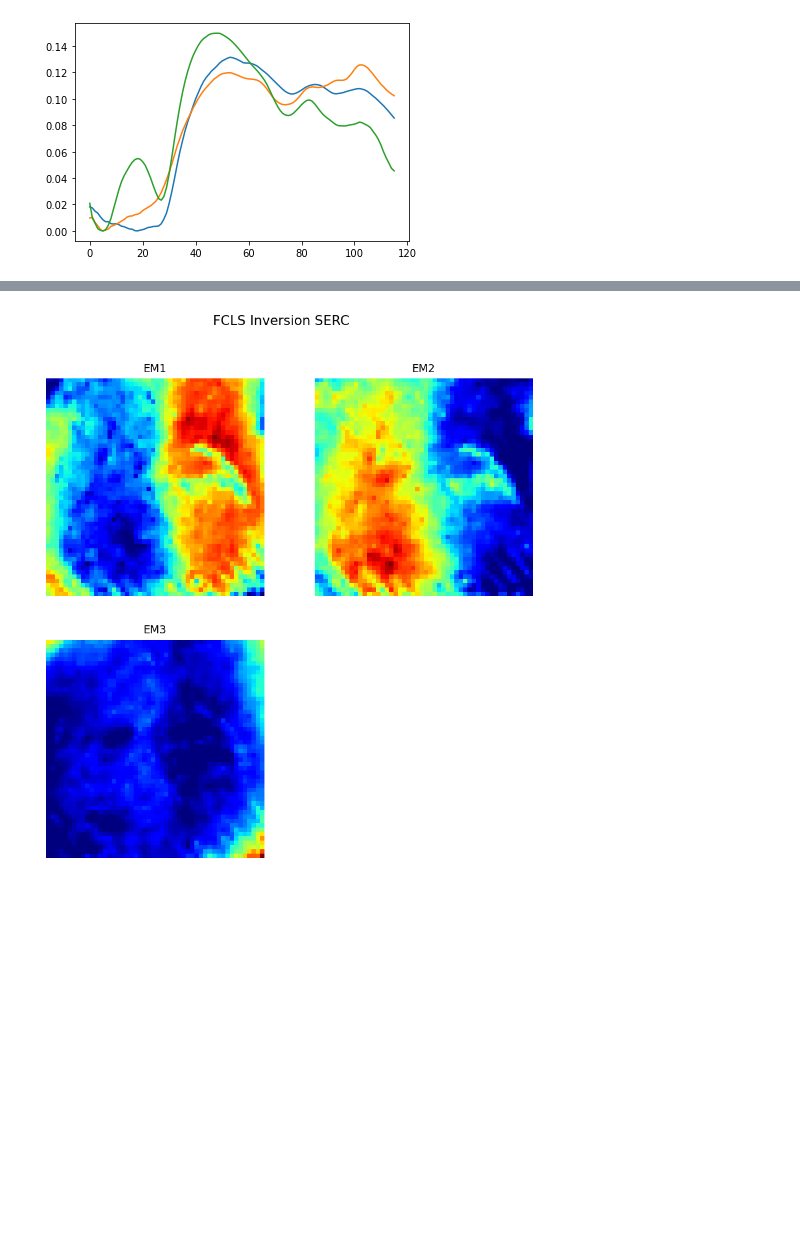
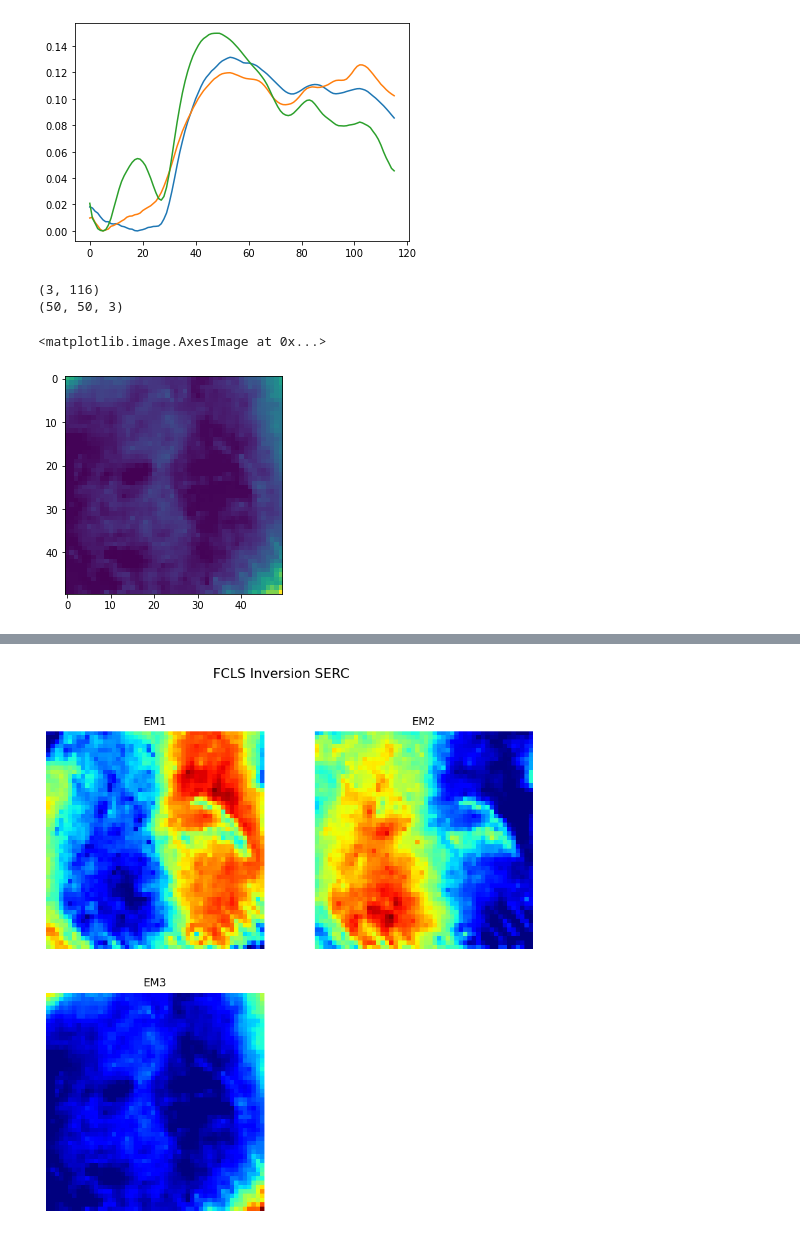
Before and after one commit to SolidusAbi/HySpecLab, a Jupyter notebook: notebooks/unmixing/test.ipynb, the cells around one changed output, grey strips where cells are left out. Cells and saved outputs as stored; diff of their text form; code cells hidden in the pictures; blank space fills up the shorter version.

```diff
--- a/notebooks/unmixing/test.ipynb
+++ b/notebooks/unmixing/test.ipynb
@@ -50,3 +54,21 @@ import pysptools.abundance_maps as amap
 
 am = amap.FCLS() #define am object using the amap
 amaps = am.map(X,U,normalize=False) #create abundance maps for the HSI cubems
+# %%
+print(U.shape)
+print(amaps.shape)
+
+import torch
+
+U_tensor = torch.tensor(U)
+amaps_tensor = torch.tensor(amaps)
+
+result = torch.matmul(U_tensor.T, amaps_tensor.T.flatten(start_dim=1)).reshape(116, 50, 50)
+
+# amaps_tensor.T.shape
+plt.imshow(result[10].T)
+# %% [output]
+(3, 116)
+(50, 50, 3)
+<matplotlib.image.AxesImage at 0x...>
+[figure, added]
```
Also changed, not shown: parts of 2 cells of this notebook, 1 other file.
